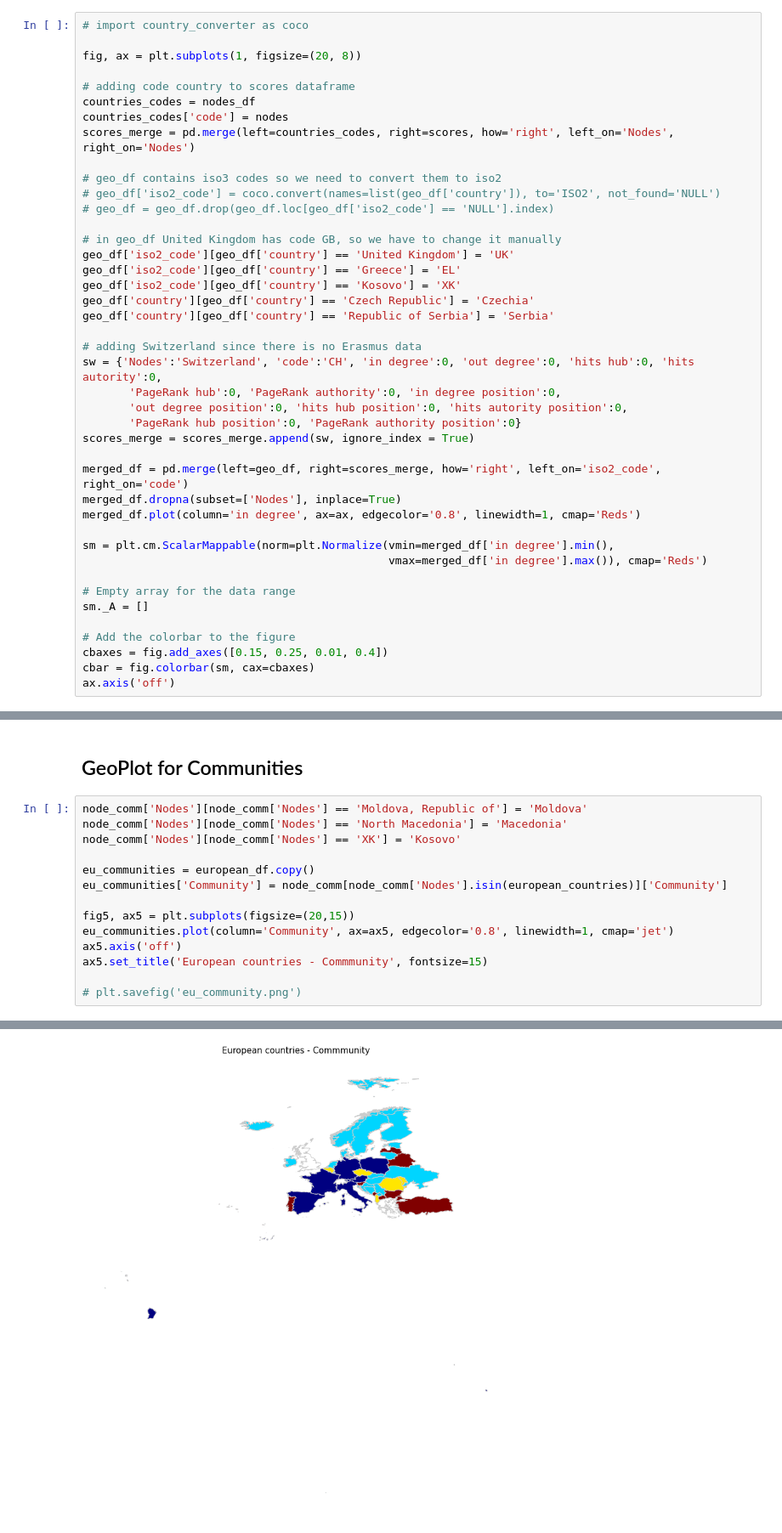
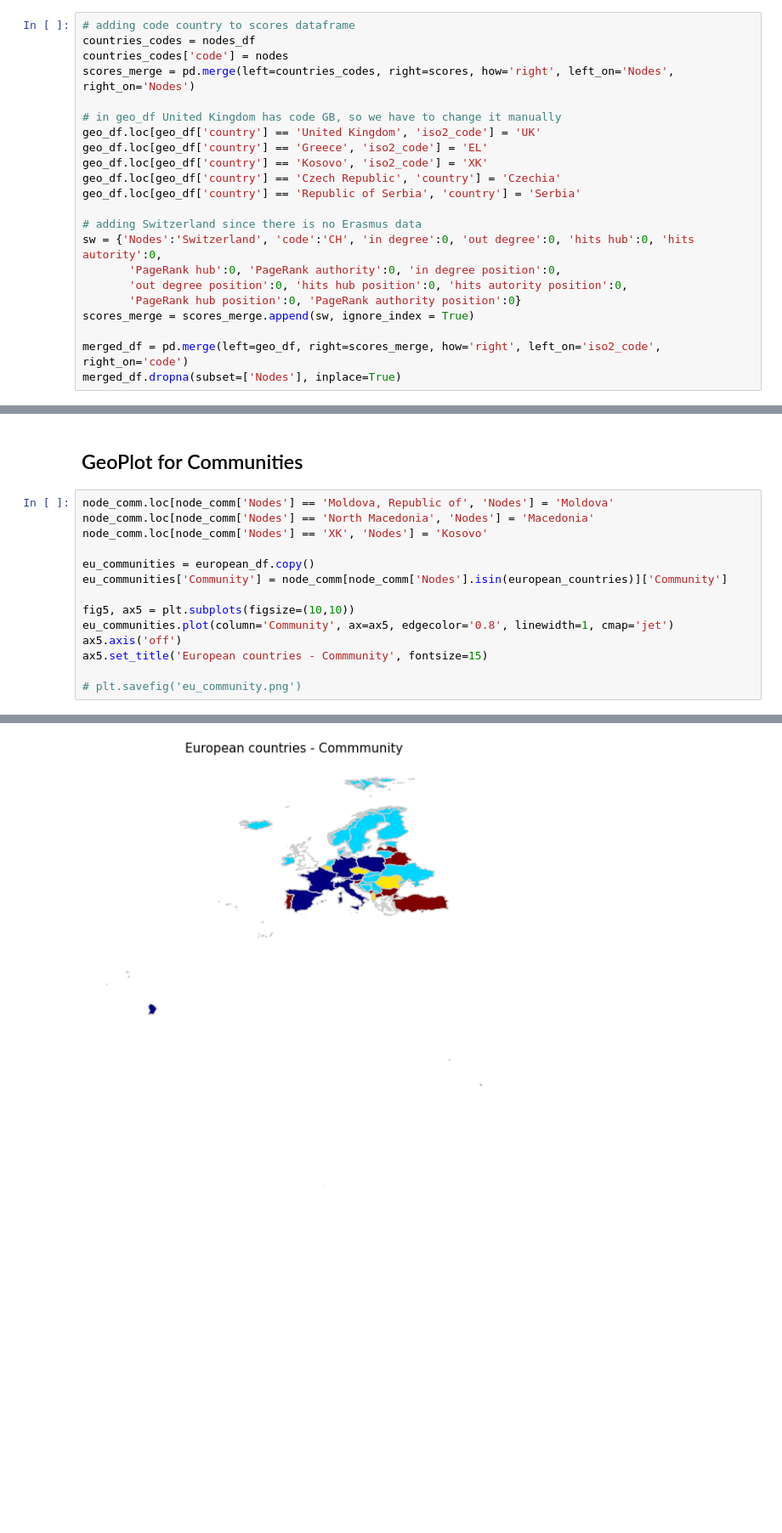
Before and after one commit to FilippoBragato/ErasmusMobilityStudy, a Jupyter notebook: CountryAnalysis.ipynb, the cells around one changed output, grey strips where cells are left out. Shown at 85% size. Saved outputs shown, nothing was run; the diff lists cells and outputs as text; blank space fills up the shorter version.

```diff
--- a/CountryAnalysis.ipynb
+++ b/CountryAnalysis.ipynb
@@ -390,23 +374,15 @@ geo_df.plot(figsize=(20, 20), edgecolor='white', linewidth=1, color='lightblue')
 # %%
-# import country_converter as coco
-
-fig, ax = plt.subplots(1, figsize=(20, 8))
-
 # adding code country to scores dataframe
 countries_codes = nodes_df
 countries_codes['code'] = nodes
 scores_merge = pd.merge(left=countries_codes, right=scores, how='right', left_on='Nodes', right_on='Nodes')
 
-# geo_df contains iso3 codes so we need to convert them to iso2
-# geo_df['iso2_code'] = coco.convert(names=list(geo_df['country']), to='ISO2', not_found='NULL')
-# geo_df = geo_df.drop(geo_df.loc[geo_df['iso2_code'] == 'NULL'].index)
-
 # in geo_df United Kingdom has code GB, so we have to change it manually
-geo_df['iso2_code'][geo_df['country'] == 'United Kingdom'] = 'UK'
-geo_df['iso2_code'][geo_df['country'] == 'Greece'] = 'EL'
-geo_df['iso2_code'][geo_df['country'] == 'Kosovo'] = 'XK'
-geo_df['country'][geo_df['country'] == 'Czech Republic'] = 'Czechia'
-geo_df['country'][geo_df['country'] == 'Republic of Serbia'] = 'Serbia'
+geo_df.loc[geo_df['country'] == 'United Kingdom', 'iso2_code'] = 'UK'
+geo_df.loc[geo_df['country'] == 'Greece', 'iso2_code'] = 'EL'
+geo_df.loc[geo_df['country'] == 'Kosovo', 'iso2_code'] = 'XK'
+geo_df.loc[geo_df['country'] == 'Czech Republic', 'country'] = 'Czechia'
+geo_df.loc[geo_df['country'] == 'Republic of Serbia', 'country'] = 'Serbia'
 
 # adding Switzerland since there is no Erasmus data
 sw = {'Nodes':'Switzerland', 'code':'CH', 'in degree':0, 'out degree':0, 'hits hub':0, 'hits autority':0,
@@ -417,15 +393,3 @@ scores_merge = scores_merge.append(sw, ignore_index = True)
 
 merged_df = pd.merge(left=geo_df, right=scores_merge, how='right', left_on='iso2_code', right_on='code')
 merged_df.dropna(subset=['Nodes'], inplace=True)
-merged_df.plot(column='in degree', ax=ax, edgecolor='0.8', linewidth=1, cmap='Reds')
-
-sm = plt.cm.ScalarMappable(norm=plt.Normalize(vmin=merged_df['in degree'].min(),
-                                              vmax=merged_df['in degree'].max()), cmap='Reds')
-
-# Empty array for the data range
-sm._A = []
-
-# Add the colorbar to the figure
-cbaxes = fig.add_axes([0.15, 0.25, 0.01, 0.4])
-cbar = fig.colorbar(sm, cax=cbaxes)
-ax.axis('off')
@@ -511,14 +569,14 @@ display(european_df[['country', 'PageRank authority']].sort_values('PageRank aut
 # %% [markdown]
 ## GeoPlot for Communities
 # %%
-node_comm['Nodes'][node_comm['Nodes'] == 'Moldova, Republic of'] = 'Moldova'
-node_comm['Nodes'][node_comm['Nodes'] == 'North Macedonia'] = 'Macedonia'
-node_comm['Nodes'][node_comm['Nodes'] == 'XK'] = 'Kosovo'
+node_comm.loc[node_comm['Nodes'] == 'Moldova, Republic of', 'Nodes'] = 'Moldova'
+node_comm.loc[node_comm['Nodes'] == 'North Macedonia', 'Nodes'] = 'Macedonia'
+node_comm.loc[node_comm['Nodes'] == 'XK', 'Nodes'] = 'Kosovo'
 
 eu_communities = european_df.copy()
 eu_communities['Community'] = node_comm[node_comm['Nodes'].isin(european_countries)]['Community']
 
-fig5, ax5 = plt.subplots(figsize=(20,15))
+fig5, ax5 = plt.subplots(figsize=(10,10))
 eu_communities.plot(column='Community', ax=ax5, edgecolor='0.8', linewidth=1, cmap='jet')
 ax5.axis('off')
 ax5.set_title('European countries - Commmunity', fontsize=15)
@@ -541 +587 @@ Text(0.5, 1.0, 'European countries - Commmunity')
-[figure, old version]
+[figure, new version]
```
Also changed, not shown: parts of 22 cells of this notebook.
